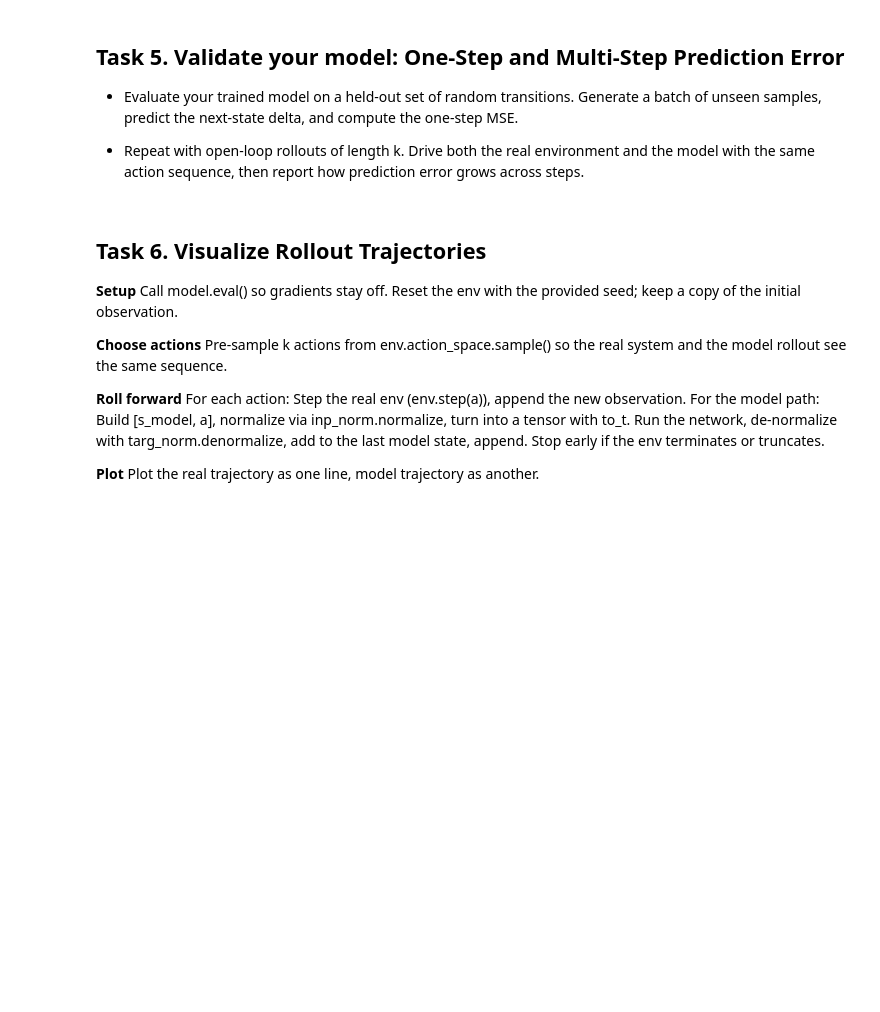
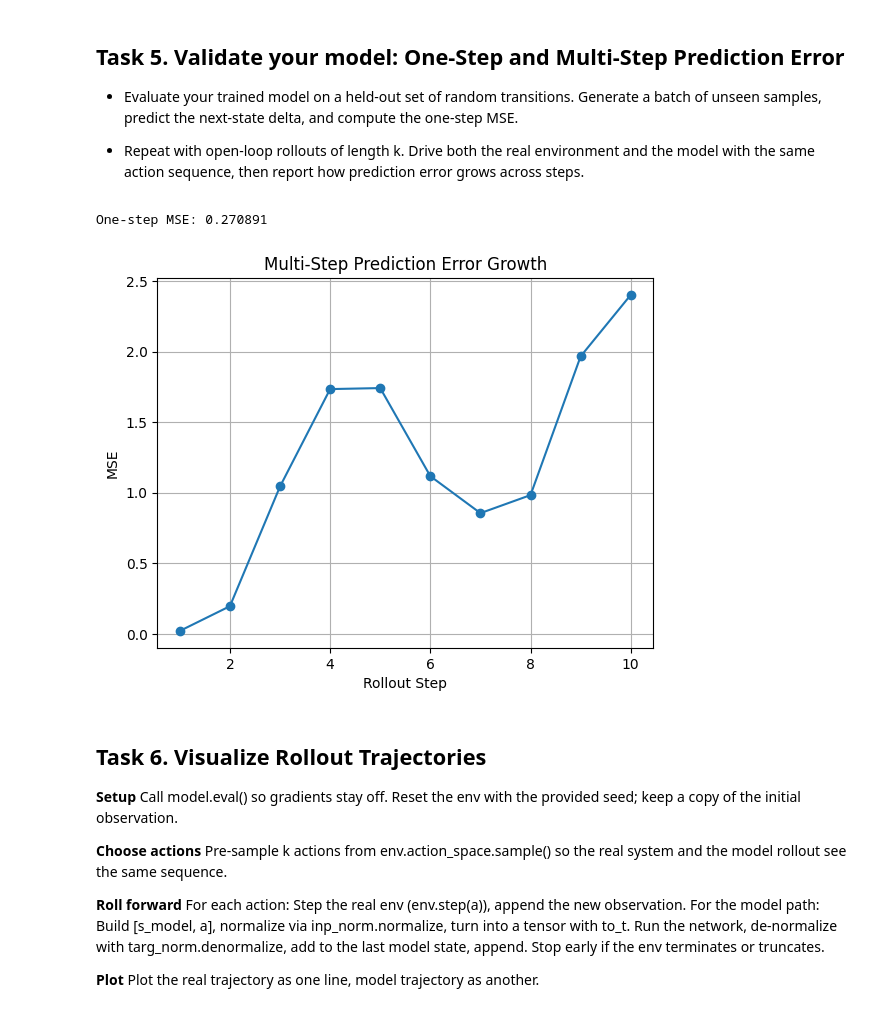
Before and after one commit to aem226/Reinforcement-Learning-Projects, a Jupyter notebook: lab10_half_cheetah_dynamics.ipynb, the cells around one changed output. Saved outputs shown, nothing was run; the diff lists cells and outputs as text; code cells hidden in the pictures; blank space fills up the shorter version.

```diff
--- a/lab10_half_cheetah_dynamics.ipynb
+++ b/lab10_half_cheetah_dynamics.ipynb
@@ -221,3 +350,82 @@ Drive both the real environment and the model with the same action sequence, the
+# %%
+from tqdm import trange
+
+def validate_model(model, env, replay, steps=1000, rollout_horizon=10):
+    model.eval()
+
+
+    # sample unseen transitions from replay
+    x, y, _, _ = replay.sample(steps)
+    x = x.numpy()
+    y = y.numpy()
+
+    # normalize inputs and targets
+    x_n = inp_norm.normalize(x)
+    y_n = targ_norm.normalize(y)
+
+
+    with th.no_grad():
+        pred_n = model(to_t(x_n)).cpu().numpy()
+        pred = targ_norm.denormalize(pred_n)
+
+    one_step_mse = np.mean((pred - y) ** 2)
+    print(f"One-step MSE: {one_step_mse:.6f}")
+
+    rollout_errors = []
+
+    for _ in trange(5, desc="Multi-step rollouts"):
+        obs, info = env.reset()
+        obs_model = obs.copy()
+
+        ep_errors = []
+
+        for t in range(rollout_horizon):
+
+            action = env.action_space.sample()
+
+            # real next state
+            next_real, _, term, trunc, _ = env.step(action)
+            done = term or trunc
+
+            # model prediction
+            inp = np.concatenate([obs_model, action])[None, :]
+            inp_n = inp_norm.normalize(inp)
+            with th.no_grad():
+                delta_pred_n = model(to_t(inp_n)).cpu().numpy()
+                delta_pred = targ_norm.denormalize(delta_pred_n)
+            next_model = obs_model + delta_pred[0]
+
+            # compute error between real vs predicted next state
+            err = np.mean((next_model - next_real) ** 2)
+            ep_errors.append(err)
+
+            # advance both envs
+            obs = next_real
+            obs_model = next_model
+
+            if done:
+                break
+
+        rollout_errors.append(ep_errors)
+
+
+    rollout_errors = np.array(rollout_errors)
+    avg_error = np.mean(rollout_errors, axis=0)
+
+    plt.figure()
+    plt.plot(range(1, len(avg_error)+1), avg_error, marker='o')
+    plt.xlabel("Rollout Step")
+    plt.ylabel("MSE")
+    plt.title("Multi-Step Prediction Error Growth")
+    plt.grid(True)
+    plt.show()
+
+    return one_step_mse, avg_error
+
+one_step_mse, multi_err = validate_model(model, env, replay, steps=1000, rollout_horizon=10)
+# %% [output]
+One-step MSE: 0.270891
+[figure, added]
 # %% [markdown]
 
 ## Task 6. Visualize Rollout Trajectories
```
Also changed, not shown: parts of 14 cells of this notebook.
